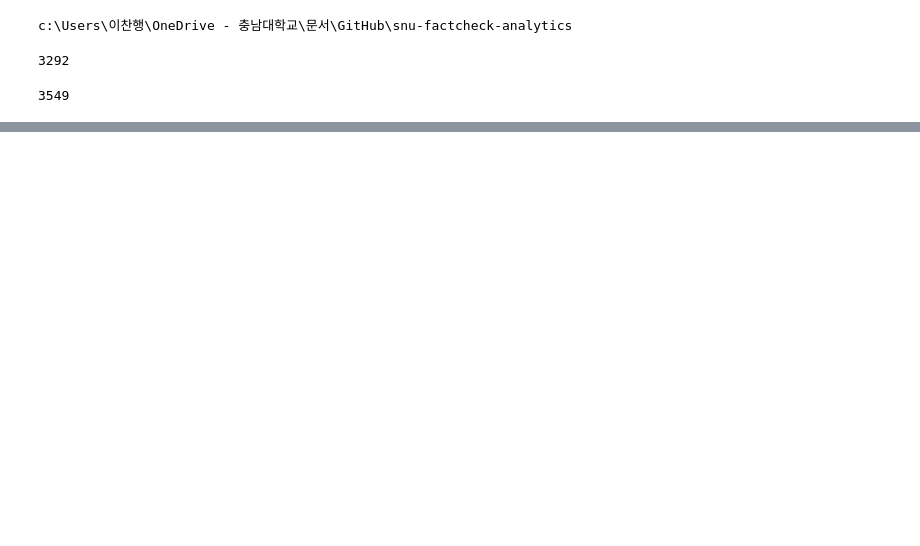
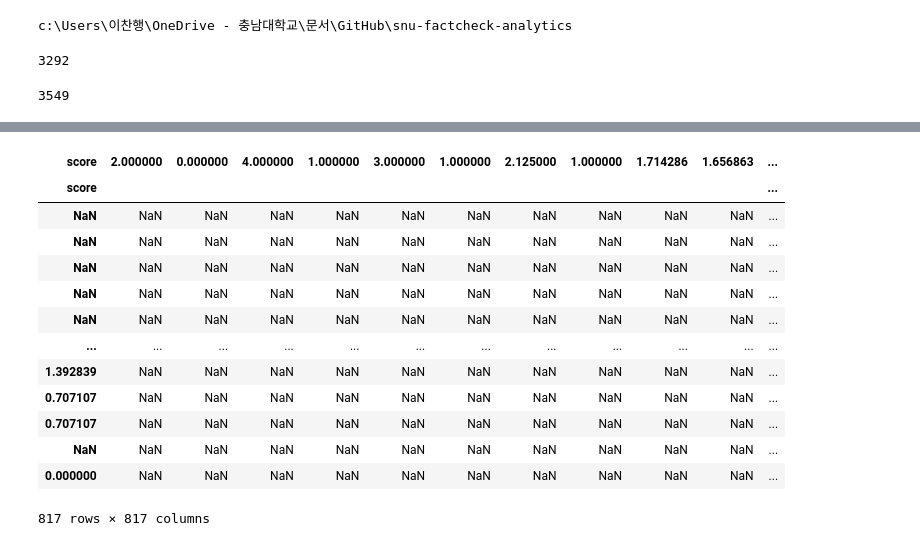
Before and after one commit to 2chanhaeng/snu-factcheck-analytics, a Jupyter notebook: scrap/snu-factcheck.ipynb, the cells around one changed output, grey strips where cells are left out. Saved outputs shown, nothing was run; the diff lists cells and outputs as text; code cells hidden in the pictures; blank space fills up the shorter version.

```diff
--- a/scrap/snu-factcheck.ipynb
+++ b/scrap/snu-factcheck.ipynb
@@ -50,0 +189,6 @@ for i, j in fc_dicts.items():
+# %%
+raw_speaker_score = fc_df[["speaker", "score"]].groupby("speaker")
+ss_df = raw_speaker_score.count().sort_values("score", ascending=False)
+ss_df["mean"] = raw_speaker_score.mean()
+ss_df["std"] = raw_speaker_score.std()
+ss_df.head(20)
@@ -50,0 +216,17 @@ for i, j in fc_dicts.items():
+# %%
+ss_df
+# %% [output]
+| score | 2.000000 | 0.000000 | 4.000000 | 1.000000 | 3.000000 | 1.000000 | 2.125000 | 1.000000 | 1.714286 | 1.656863 | ... |
+| score |  |  |  |  |  |  |  |  |  |  | ... |
+| NaN | NaN | NaN | NaN | NaN | NaN | NaN | NaN | NaN | NaN | NaN | ... |
+| NaN | NaN | NaN | NaN | NaN | NaN | NaN | NaN | NaN | NaN | NaN | ... |
+| NaN | NaN | NaN | NaN | NaN | NaN | NaN | NaN | NaN | NaN | NaN | ... |
+| NaN | NaN | NaN | NaN | NaN | NaN | NaN | NaN | NaN | NaN | NaN | ... |
+| NaN | NaN | NaN | NaN | NaN | NaN | NaN | NaN | NaN | NaN | NaN | ... |
+| ... | ... | ... | ... | ... | ... | ... | ... | ... | ... | ... | ... |
+| 1.392839 | NaN | NaN | NaN | NaN | NaN | NaN | NaN | NaN | NaN | NaN | ... |
+| 0.707107 | NaN | NaN | NaN | NaN | NaN | NaN | NaN | NaN | NaN | NaN | ... |
+| 0.707107 | NaN | NaN | NaN | NaN | NaN | NaN | NaN | NaN | NaN | NaN | ... |
+| NaN | NaN | NaN | NaN | NaN | NaN | NaN | NaN | NaN | NaN | NaN | ... |
+| 0.000000 | NaN | NaN | NaN | NaN | NaN | NaN | NaN | NaN | NaN | NaN | ... |
+817 rows × 817 columns
```
Also changed, not shown: parts of 15 cells of this notebook.
